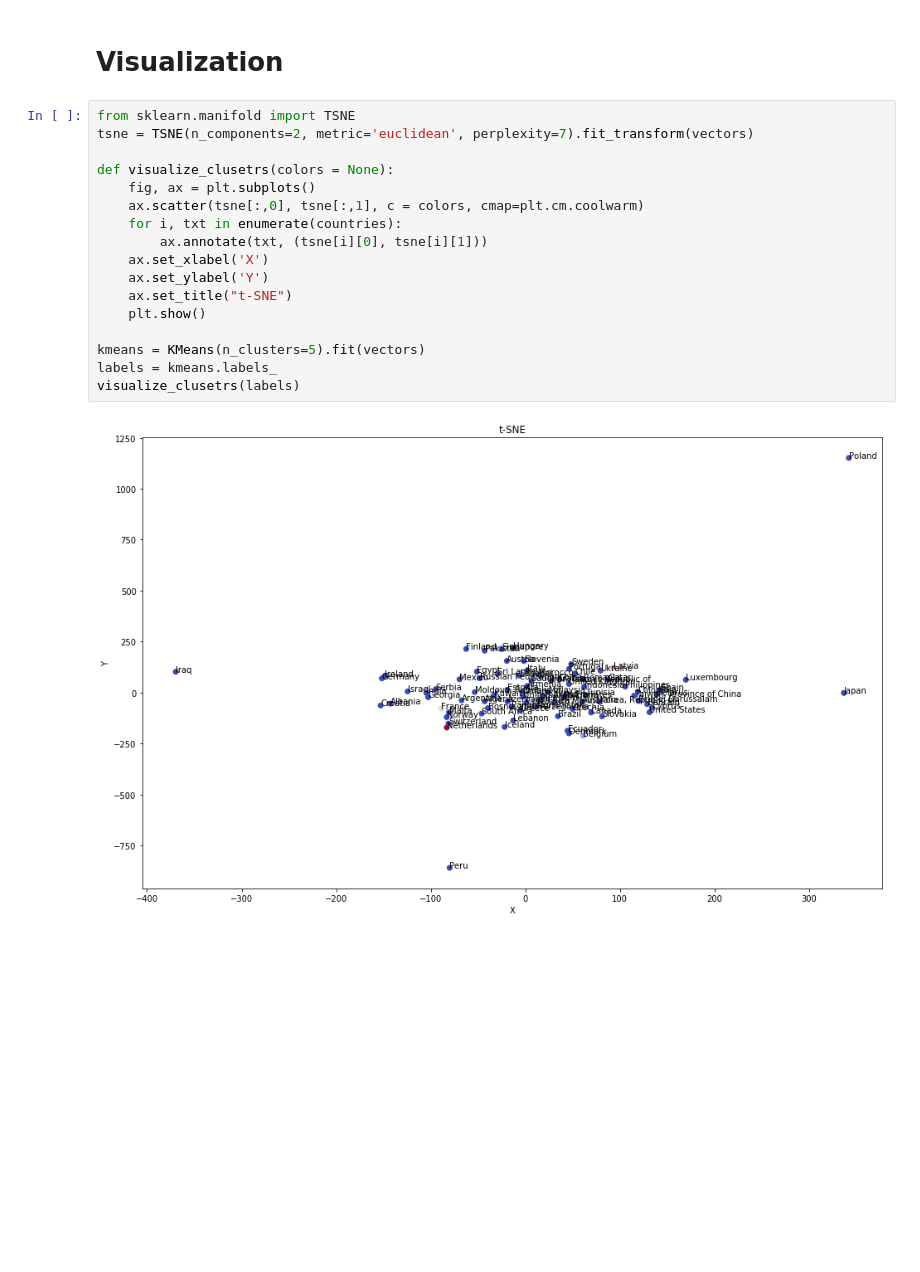
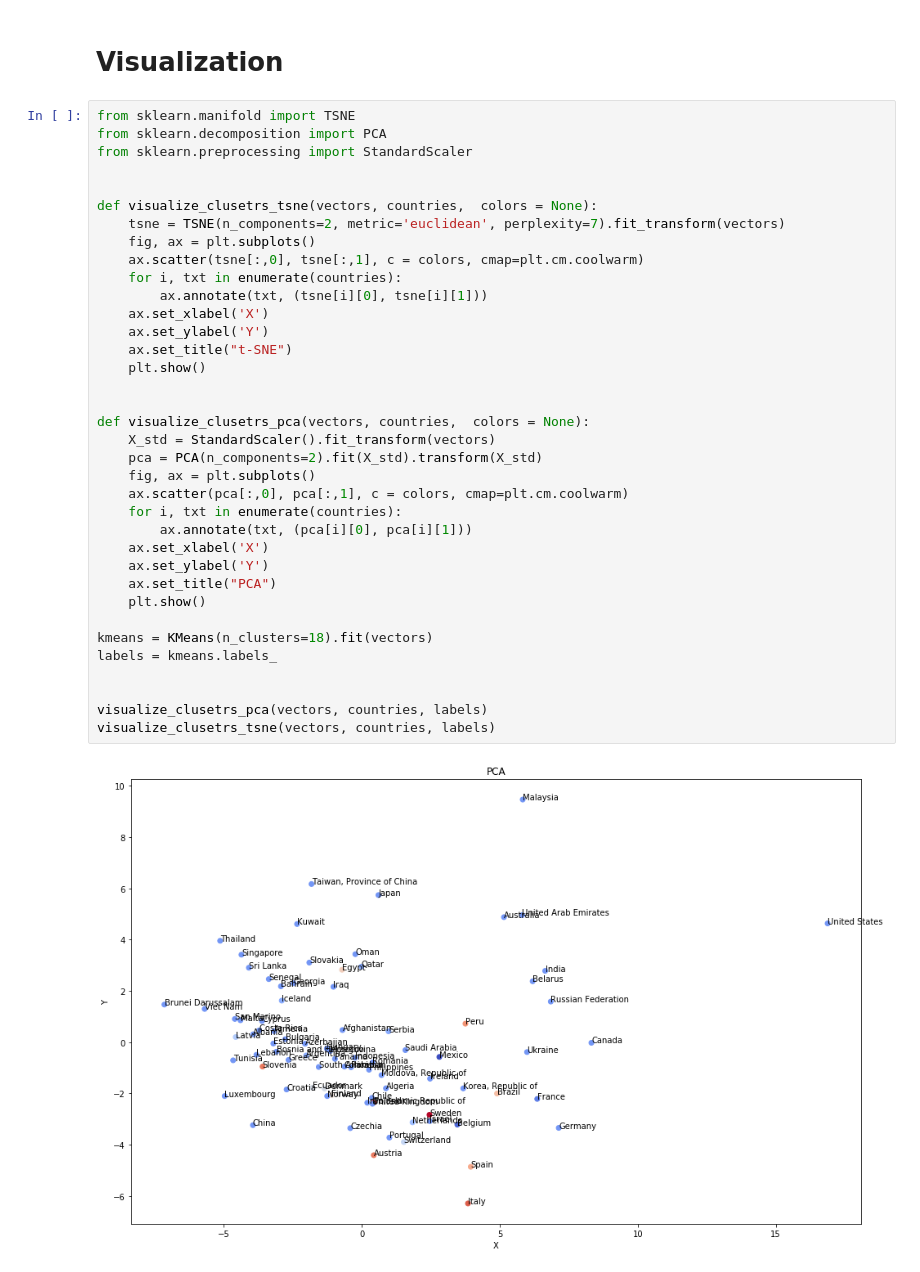
Before and after one commit to Klooskie/CoronaVirusDataExploration, a Jupyter notebook: WHOClustering.ipynb, the cells around one changed output. Cells and saved outputs as stored; diff of their text form; blank space fills up the shorter version.

Commit message:
Added new components to characteristics vectors

```diff
--- a/WHOClustering.ipynb
+++ b/WHOClustering.ipynb
@@ -155,20 +156,39 @@ visualize_score_graph_number_of_clusters(vectors)
 # Visualization
 # %%
 from sklearn.manifold import TSNE
-tsne = TSNE(n_components=2, metric='euclidean', perplexity=7).fit_transform(vectors)
+from sklearn.decomposition import PCA
+from sklearn.preprocessing import StandardScaler
 
-def visualize_clusetrs(colors = None):
+
+def visualize_clusetrs_tsne(vectors, countries,  colors = None):
+    tsne = TSNE(n_components=2, metric='euclidean', perplexity=7).fit_transform(vectors)
     fig, ax = plt.subplots()
     ax.scatter(tsne[:,0], tsne[:,1], c = colors, cmap=plt.cm.coolwarm)
     for i, txt in enumerate(countries):
         ax.annotate(txt, (tsne[i][0], tsne[i][1]))
     ax.set_xlabel('X')
     ax.set_ylabel('Y')
     ax.set_title("t-SNE")
     plt.show()
 
-kmeans = KMeans(n_clusters=5).fit(vectors)
+
+def visualize_clusetrs_pca(vectors, countries,  colors = None):
+    X_std = StandardScaler().fit_transform(vectors)
+    pca = PCA(n_components=2).fit(X_std).transform(X_std)
+    fig, ax = plt.subplots()
+    ax.scatter(pca[:,0], pca[:,1], c = colors, cmap=plt.cm.coolwarm)
+    for i, txt in enumerate(countries):
+        ax.annotate(txt, (pca[i][0], pca[i][1]))
+    ax.set_xlabel('X')
+    ax.set_ylabel('Y')
+    ax.set_title("PCA")
+    plt.show()
+
+kmeans = KMeans(n_clusters=18).fit(vectors)
 labels = kmeans.labels_
-visualize_clusetrs(labels)
+
+
+visualize_clusetrs_pca(vectors, countries, labels)
+visualize_clusetrs_tsne(vectors, countries, labels)
 # %% [output]
-[figure, old version]
+[figure, new version]
```
Also changed, not shown: parts of 20 cells of this notebook.
